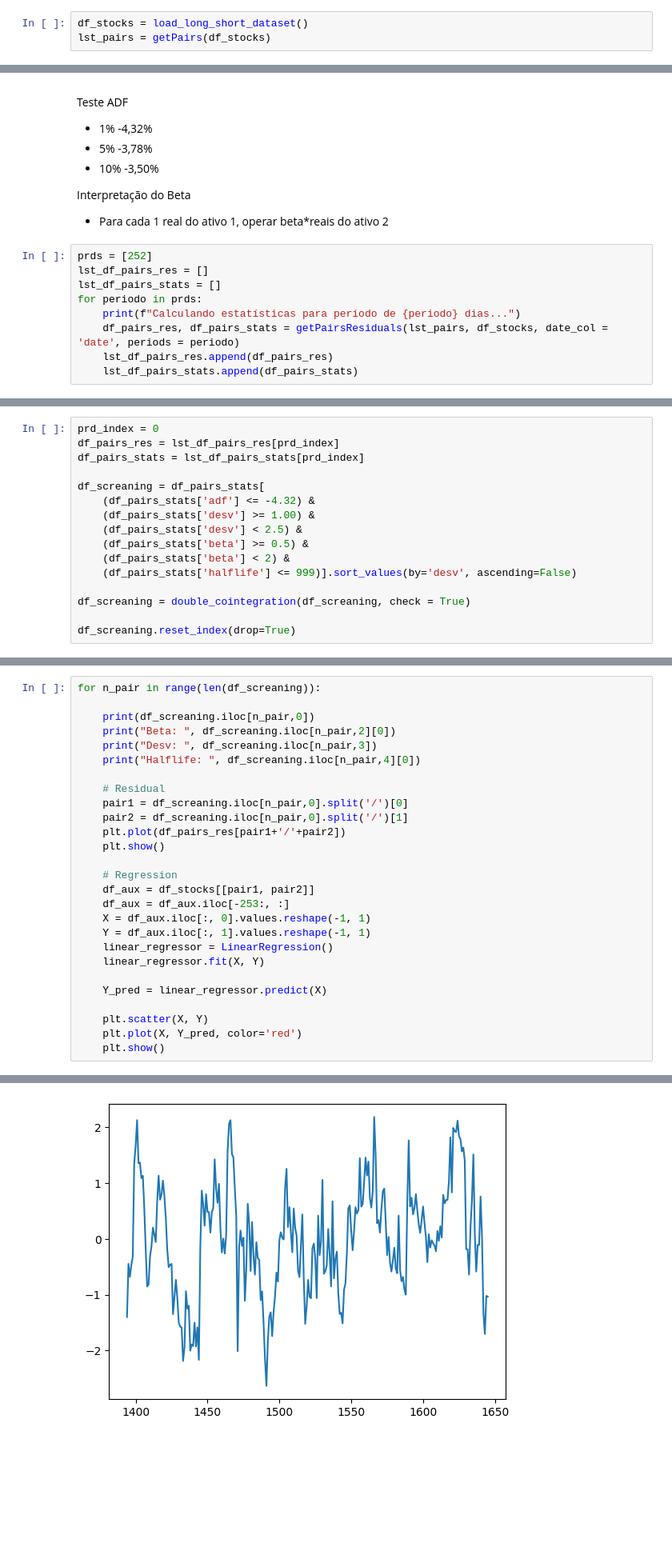
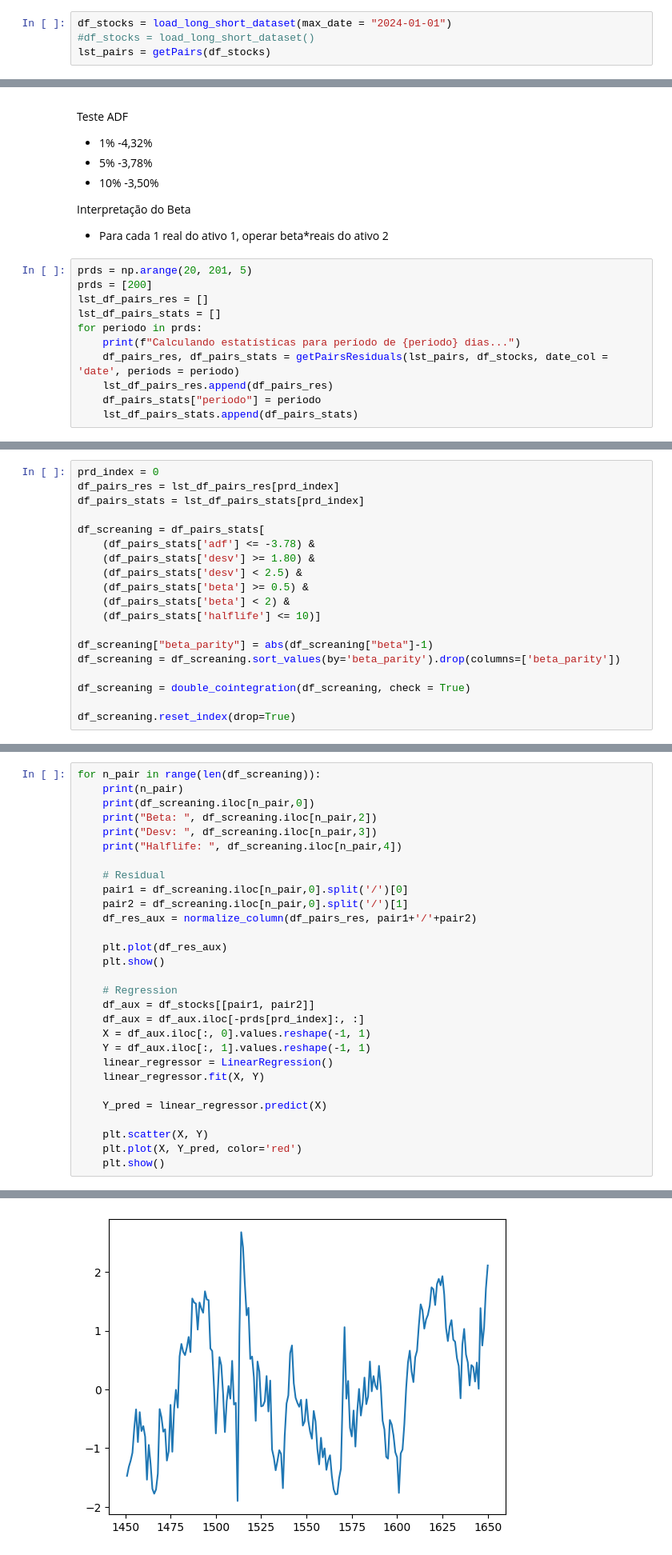
Before and after one commit to caiokinupp/py_lsbr, a Jupyter notebook: Screaming L&S.ipynb, the cells around one changed output, grey strips where cells are left out. Shown at 80% size. Drawn from its saved outputs; the diff is of its cells as text; blank space fills up the shorter version.

```diff
--- a/Screaming L&S.ipynb
+++ b/Screaming L&S.ipynb
@@ -158,7 +212,8 @@ def double_cointegration(df, check = False):
 # %%
 create_long_short_dataset(LST_B3_STOCKS, "2018-01-01", None, source = 'yahoo')
 # %%
-df_stocks = load_long_short_dataset()
+df_stocks = load_long_short_dataset(max_date = "2024-01-01")
+#df_stocks = load_long_short_dataset()
 lst_pairs = getPairs(df_stocks)
 # %% [markdown]
 ## L&S Screaning
@@ -177,12 +232,14 @@ Teste ADF
 Interpretação do Beta
 - Para cada 1 real do ativo 1, operar beta*reais do ativo 2
 # %%
-prds = [252]
+prds = np.arange(20, 201, 5)
+prds = [200]
 lst_df_pairs_res = []
 lst_df_pairs_stats = []
 for periodo in prds:
     print(f"Calculando estatísticas para período de {periodo} dias...")
     df_pairs_res, df_pairs_stats = getPairsResiduals(lst_pairs, df_stocks, date_col = 'date', periods = periodo)
     lst_df_pairs_res.append(df_pairs_res)
+    df_pairs_stats["periodo"] = periodo
     lst_df_pairs_stats.append(df_pairs_stats)
 # %% [output]
@@ -194,12 +251,15 @@ df_pairs_res = lst_df_pairs_res[prd_index]
 df_pairs_stats = lst_df_pairs_stats[prd_index]
 
 df_screaning = df_pairs_stats[
-    (df_pairs_stats['adf'] <= -4.32) &
-    (df_pairs_stats['desv'] >= 1.00) &
+    (df_pairs_stats['adf'] <= -3.78) &
+    (df_pairs_stats['desv'] >= 1.80) &
     (df_pairs_stats['desv'] < 2.5) &
     (df_pairs_stats['beta'] >= 0.5) &
     (df_pairs_stats['beta'] < 2) &
-    (df_pairs_stats['halflife'] <= 999)].sort_values(by='desv', ascending=False)
+    (df_pairs_stats['halflife'] <= 10)]
+
+df_screaning["beta_parity"] = abs(df_screaning["beta"]-1)
+df_screaning = df_screaning.sort_values(by='beta_parity').drop(columns=['beta_parity'])
 
 df_screaning = double_cointegration(df_screaning, check = True)
 
@@ -211,20 +275,22 @@ df_screaning.reset_index(drop=True)
 # %%
 for n_pair in range(len(df_screaning)):
-
+    print(n_pair)
     print(df_screaning.iloc[n_pair,0])
-    print("Beta: ", df_screaning.iloc[n_pair,2][0])
+    print("Beta: ", df_screaning.iloc[n_pair,2])
     print("Desv: ", df_screaning.iloc[n_pair,3])
-    print("Halflife: ", df_screaning.iloc[n_pair,4][0])
+    print("Halflife: ", df_screaning.iloc[n_pair,4])
 
     # Residual
     pair1 = df_screaning.iloc[n_pair,0].split('/')[0]
     pair2 = df_screaning.iloc[n_pair,0].split('/')[1]
-    plt.plot(df_pairs_res[pair1+'/'+pair2])
+    df_res_aux = normalize_column(df_pairs_res, pair1+'/'+pair2)
+
+    plt.plot(df_res_aux)
     plt.show()
 
     # Regression
     df_aux = df_stocks[[pair1, pair2]]
-    df_aux = df_aux.iloc[-253:, :]
+    df_aux = df_aux.iloc[-prds[prd_index]:, :]
     X = df_aux.iloc[:, 0].values.reshape(-1, 1)
     Y = df_aux.iloc[:, 1].values.reshape(-1, 1)
     linear_regressor = LinearRegression()
@@ -249 +317 @@ Halflife:  0.645430615787683
-[figure, old version]
+[figure, new version]
```
Also changed, not shown: parts of 7 cells of this notebook, 1 other file.
